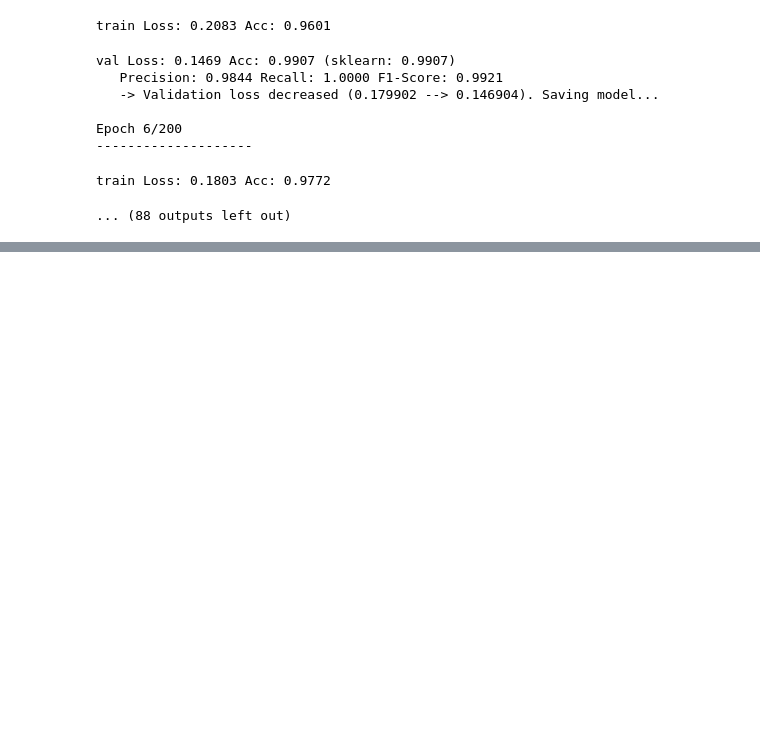
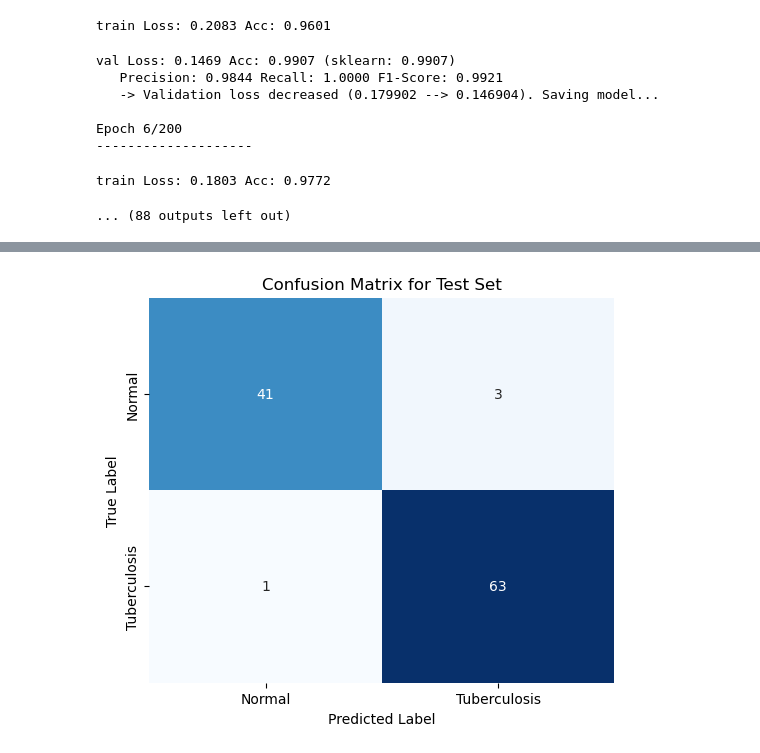
Before and after one commit to pas-enzo/iniciacao-cientifica, a Jupyter notebook: code/model_finals_efficientnet.ipynb, the cells around one changed output, grey strips where cells are left out. Cells and saved outputs as stored; diff of their text form; code cells hidden in the pictures; blank space fills up the shorter version.

```diff
--- a/code/model_finals_efficientnet.ipynb
+++ b/code/model_finals_efficientnet.ipynb
@@ -892,3 +892,102 @@ Epoch 6/200
 --------------------
 train Loss: 0.1803 Acc: 0.9772
 ... (88 outputs left out)
+# %%
+# Define the class names for plotting
+CLASS_NAMES = ['Normal', 'Tuberculosis']
+
+def evaluate_model(model, dataloader, criterion, device, phase="Test", class_names=None):
+    """
+    Evaluates the model on the given DataLoader and computes various metrics.
+
+    Args:
+        model (torch.nn.Module): The trained model to evaluate.
+        dataloader (DataLoader): DataLoader for the dataset to evaluate.
+        criterion (torch.nn.Module): The loss function.
+        device (torch.device): The device (CPU or CUDA) to use for evaluation.
+        phase (str): The name of the evaluation phase (e.g., "Test").
+        class_names (list of str, optional): Names for the classes for plotting.
+    Returns:
+        dict: A dictionary containing all computed metrics and the confusion matrix.
+    """
+    model.eval()
+    running_loss = 0.0
+    all_preds, all_labels = [], []
+
+    print(f"\nStarting {phase} set evaluation...")
+    with torch.no_grad():
+        for inputs, labels in tqdm(dataloader, desc=f"{phase} Phase"):
+            inputs = inputs.to(device)
+            labels = labels.to(device)
+
+            # Use autocast for consistency, even during evaluation
+            with torch.amp.autocast(device_type=device.type, enabled=(device.type == 'cuda')):
+                outputs = model(inputs)
+                if labels.dim() == 1:
+                    labels = labels.unsqueeze(1)
+                loss = criterion(outputs, labels)
+
+            preds_proba = torch.sigmoid(outputs)
+            binary_preds = (preds_proba > 0.5).float()
+
+            running_loss += loss.item() * inputs.size(0)
+            all_preds.extend(binary_preds.view(-1).cpu().numpy())
+            all_labels.extend(labels.view(-1).cpu().numpy())
+
+    # Calculate metrics
+    final_loss = running_loss / len(dataloader.dataset)
+    all_labels_np = np.array(all_labels)
+    all_preds_np = np.array(all_preds)
+
+    accuracy = accuracy_score(all_labels_np, all_preds_np)
+    precision = precision_score(all_labels_np, all_preds_np, zero_division=0)
+    recall = recall_score(all_labels_np, all_preds_np, zero_division=0)
+    f1 = f1_score(all_labels_np, all_preds_np, zero_division=0)
+    cm = confusion_matrix(all_labels_np, all_preds_np)
+
+    # Print results
+    print(f"\n--- {phase} Set Results ---")
+    print(f"Loss: {final_loss:.4f}")
+    print(f"Accuracy: {accuracy:.4f}")
+    print(f"Precision: {precision:.4f}")
+    print(f"Recall: {recall:.4f}")
+    print(f"F1-Score: {f1:.4f}")
+    print("--------------------------")
+
+    # Set plot labels
+    if class_names is None or len(class_names) != 2:
+        tick_labels = ['Class 0', 'Class 1']
+    else:
+        tick_labels = class_names
+
+    # Plot Confusion Matrix
+    plt.figure(figsize=(6, 5))
+    sns.heatmap(cm, annot=True, fmt='d', cmap='Blues', cbar=False,
+                xticklabels=tick_labels, yticklabels=tick_labels)
+    plt.xlabel('Predicted Label')
+    plt.ylabel('True Label')
+    plt.title(f'Confusion Matrix for {phase} Set')
+    plt.show()
+
+    return {
+        'loss': final_loss,
+        'accuracy': accuracy,
+        'precision': precision,
+        'recall': recall,
+        'f1_score': f1,
+        'confusion_matrix': cm
+    }
+
+# --- Execute Evaluation on the Test Set ---
+# The model 'final_trained_model' is already loaded with the best weights from training.
+test_results = evaluate_model(
+    final_trained_model,
+    test_loader,
+    criterion,
+    device,
+    phase="Test",
+    class_names=CLASS_NAMES
+)
+
+print("\nTest set evaluation complete. Results are stored in 'test_results' dictionary.")
+# %% [output]
@@ -894,0 +1002 @@ train Loss: 0.1803 Acc: 0.9772
+[figure, added]
```
Also changed, not shown: parts of 2 cells of this notebook.
